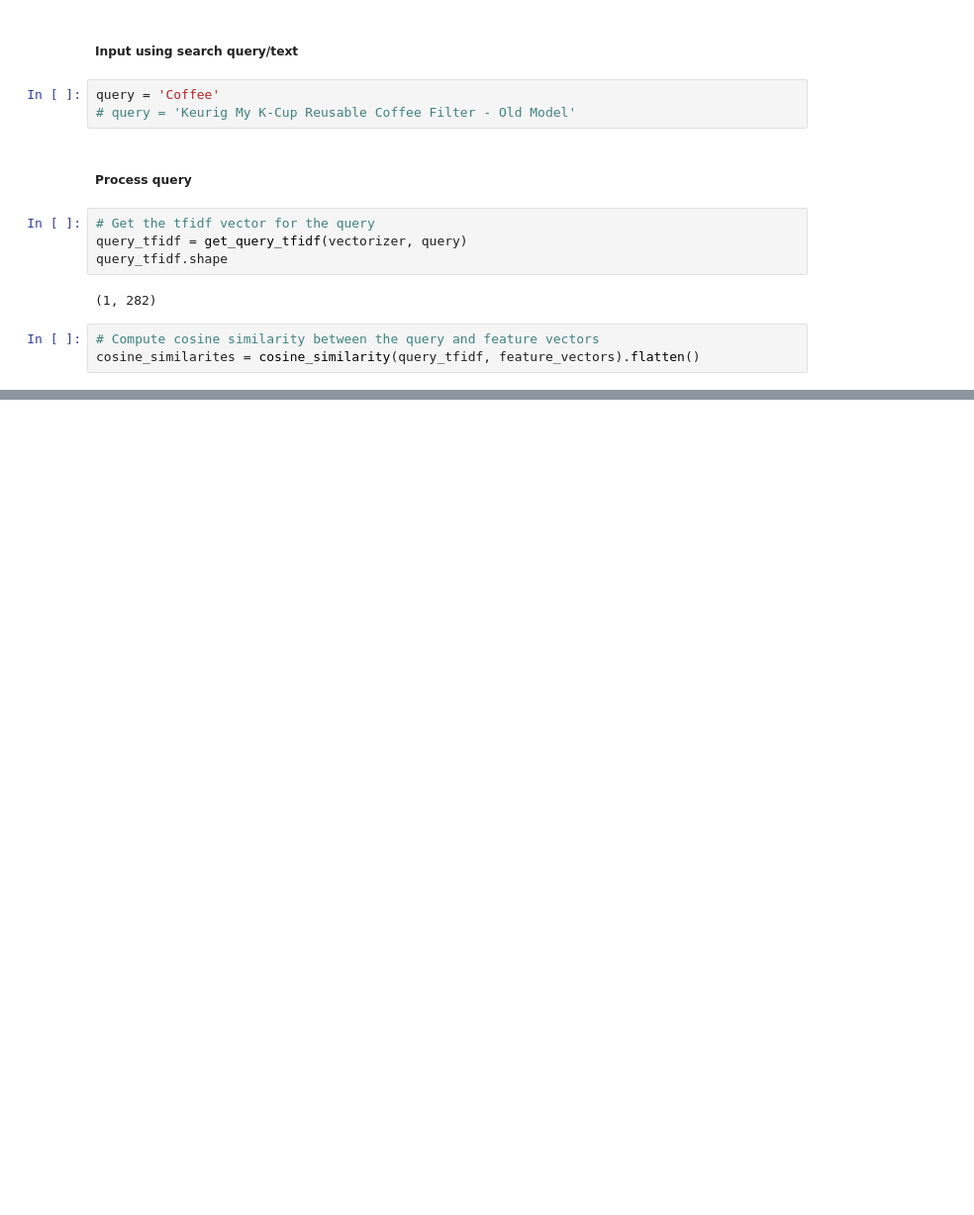
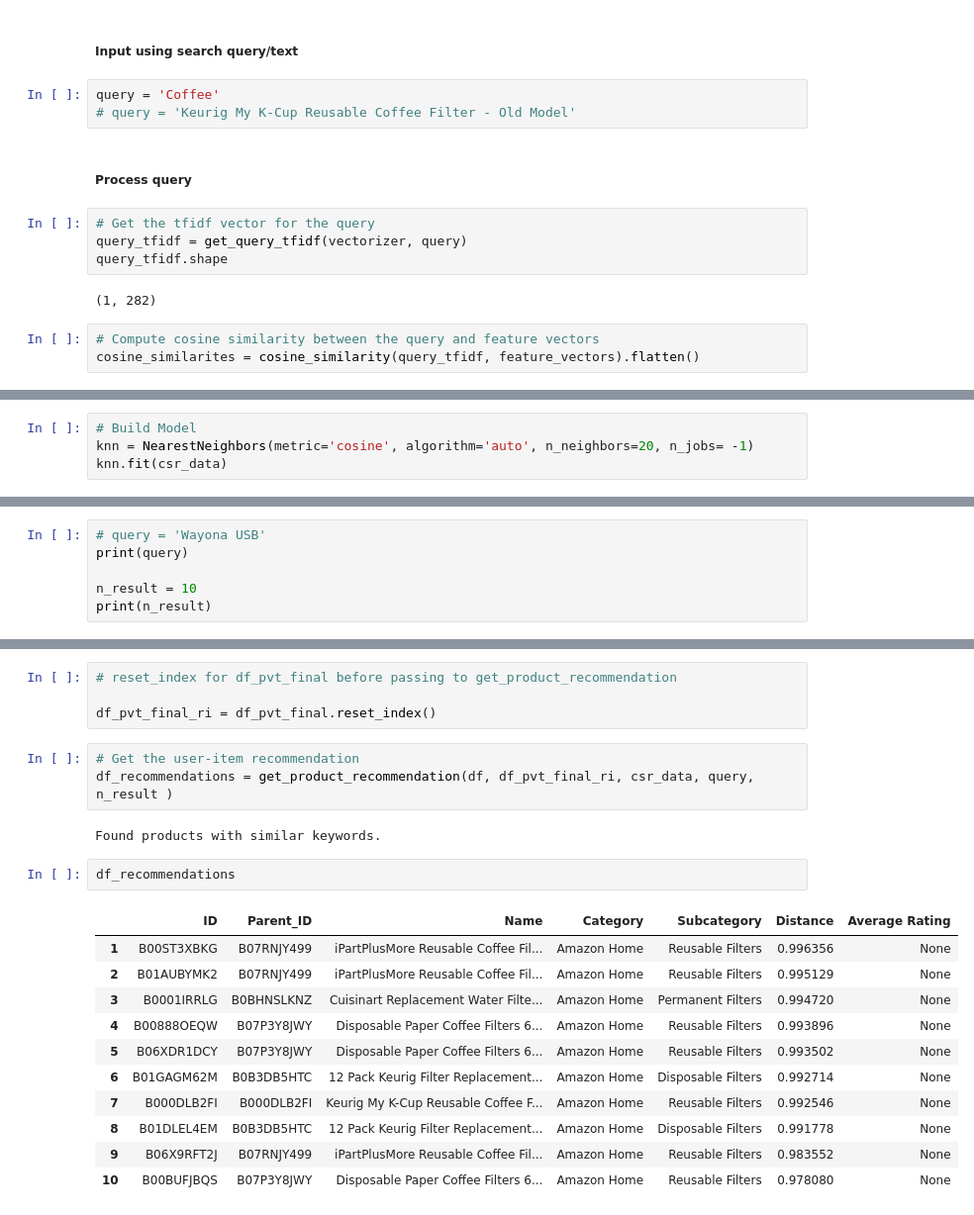
Before and after one commit to ds-edu/capstone-recsys, a Jupyter notebook: recsys_ecomm/notebooks/recsys.ipynb, the cells around one changed output, grey strips where cells are left out. Shown at 99% size. Saved outputs shown, nothing was run; the diff lists cells and outputs as text; blank space fills up the shorter version.

```diff
--- a/recsys_ecomm/notebooks/recsys.ipynb
+++ b/recsys_ecomm/notebooks/recsys.ipynb
@@ -1106,0 +1187,4 @@ df_meta.iloc[top_indices][['parent_asin', 'main_category', 'subcategory', 'maker
+# %%
+# Build Model
+knn = NearestNeighbors(metric='cosine', algorithm='auto', n_neighbors=20, n_jobs= -1)
+knn.fit(csr_data)
@@ -1106,0 +1193,6 @@ df_meta.iloc[top_indices][['parent_asin', 'main_category', 'subcategory', 'maker
+# %%
+# query = 'Wayona USB'
+print(query)
+
+n_result = 10
+print(n_result)
@@ -1106,0 +1248,23 @@ df_meta.iloc[top_indices][['parent_asin', 'main_category', 'subcategory', 'maker
+# %%
+# reset_index for df_pvt_final before passing to get_product_recommendation
+
+df_pvt_final_ri = df_pvt_final.reset_index()
+# %%
+# Get the user-item recommendation
+df_recommendations = get_product_recommendation(df, df_pvt_final_ri, csr_data, query, n_result )
+# %% [output]
+Found products with similar keywords.
+# %%
+df_recommendations
+# %% [output]
+|  | ID | Parent_ID | Name | Category | Subcategory | Distance | Average Rating |
+| 1 | B00ST3XBKG | B07RNJY499 | iPartPlusMore Reusable Coffee Fil... | Amazon Home | Reusable Filters | 0.996356 | None |
+| 2 | B01AUBYMK2 | B07RNJY499 | iPartPlusMore Reusable Coffee Fil... | Amazon Home | Reusable Filters | 0.995129 | None |
+| 3 | B0001IRRLG | B0BHNSLKNZ | Cuisinart Replacement Water Filte... | Amazon Home | Permanent Filters | 0.994720 | None |
+| 4 | B00888OEQW | B07P3Y8JWY | Disposable Paper Coffee Filters 6... | Amazon Home | Reusable Filters | 0.993896 | None |
+| 5 | B06XDR1DCY | B07P3Y8JWY | Disposable Paper Coffee Filters 6... | Amazon Home | Reusable Filters | 0.993502 | None |
+| 6 | B01GAGM62M | B0B3DB5HTC | 12 Pack Keurig Filter Replacement... | Amazon Home | Disposable Filters | 0.992714 | None |
+| 7 | B000DLB2FI | B000DLB2FI | Keurig My K-Cup Reusable Coffee F... | Amazon Home | Reusable Filters | 0.992546 | None |
+| 8 | B01DLEL4EM | B0B3DB5HTC | 12 Pack Keurig Filter Replacement... | Amazon Home | Disposable Filters | 0.991778 | None |
+| 9 | B06X9RFT2J | B07RNJY499 | iPartPlusMore Reusable Coffee Fil... | Amazon Home | Reusable Filters | 0.983552 | None |
+| 10 | B00BUFJBQS | B07P3Y8JWY | Disposable Paper Coffee Filters 6... | Amazon Home | Reusable Filters | 0.978080 | None |
```
Also changed, not shown: parts of 21 cells of this notebook.
